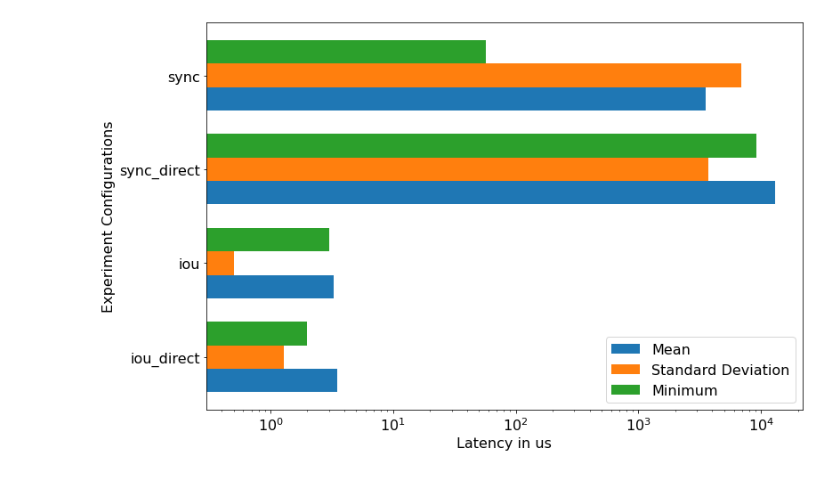
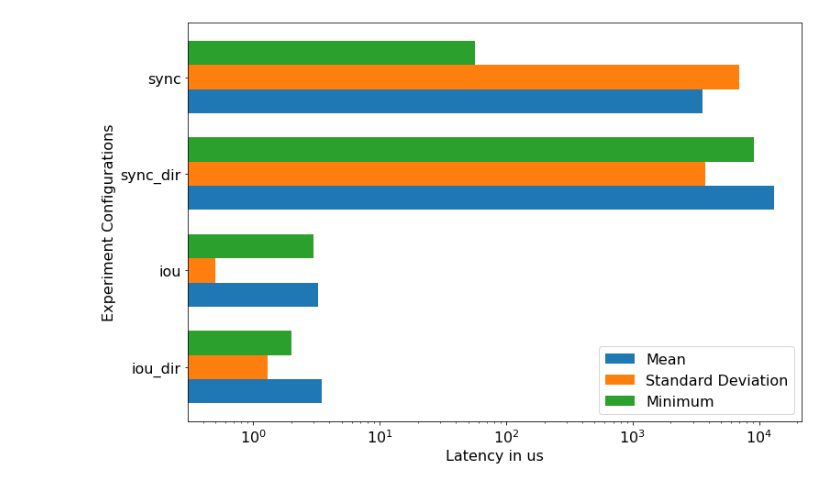
Before and after one commit to chintadinesh/adv_os-project, a Jupyter notebook: py/report.ipynb, the cells around one changed output. Saved outputs shown, nothing was run; the diff lists cells and outputs as text; code cells hidden in the pictures.

```diff
--- a/py/report.ipynb
+++ b/py/report.ipynb
@@ -28,34 +28,35 @@ for filename in os.listdir(directory):
         mins.append(minimum)
         new_label = filename[:-4]
         new_label = new_label.replace("latency_", "")
         new_label = new_label.replace("io_uring", "iou")
+        new_label = new_label.replace("direct", "dir")
         bar_labels.append(new_label)
 
 # Plot the statistics as bar graphs
 x = np.arange(len(bar_labels))  # X-axis positions
 width = 0.25  # Width of the bars
 
 fig, ax = plt.subplots(figsize=(12, 8))
 rects1 = ax.barh(x - width, means, width, label='Mean')
 rects2 = ax.barh(x, stds, width, label='Standard Deviation')
 rects3 = ax.barh(x + width, mins, width, label='Minimum')
 
 # Add labels to the bars
 ax.set_yticks(x)
 ax.set_yticklabels(bar_labels)
 ax.legend(fontsize=16)
 
 ax.set_xlabel('Latency in us', fontsize=16)
 ax.set_ylabel('Experiment Configurations', fontsize=16)
 ax.tick_params(axis='x', labelsize=16)
 ax.tick_params(axis='y', labelsize=16)
 
 
 ax.set_xscale('log')
 plt.savefig('../report/latency.png')
 plt.show()
 # %% [output]
-[figure, old version]
+[figure, new version]
 # %%
 means = []
 stds = []
```
Also changed, not shown: parts of 4 cells of this notebook, 32 other files.
